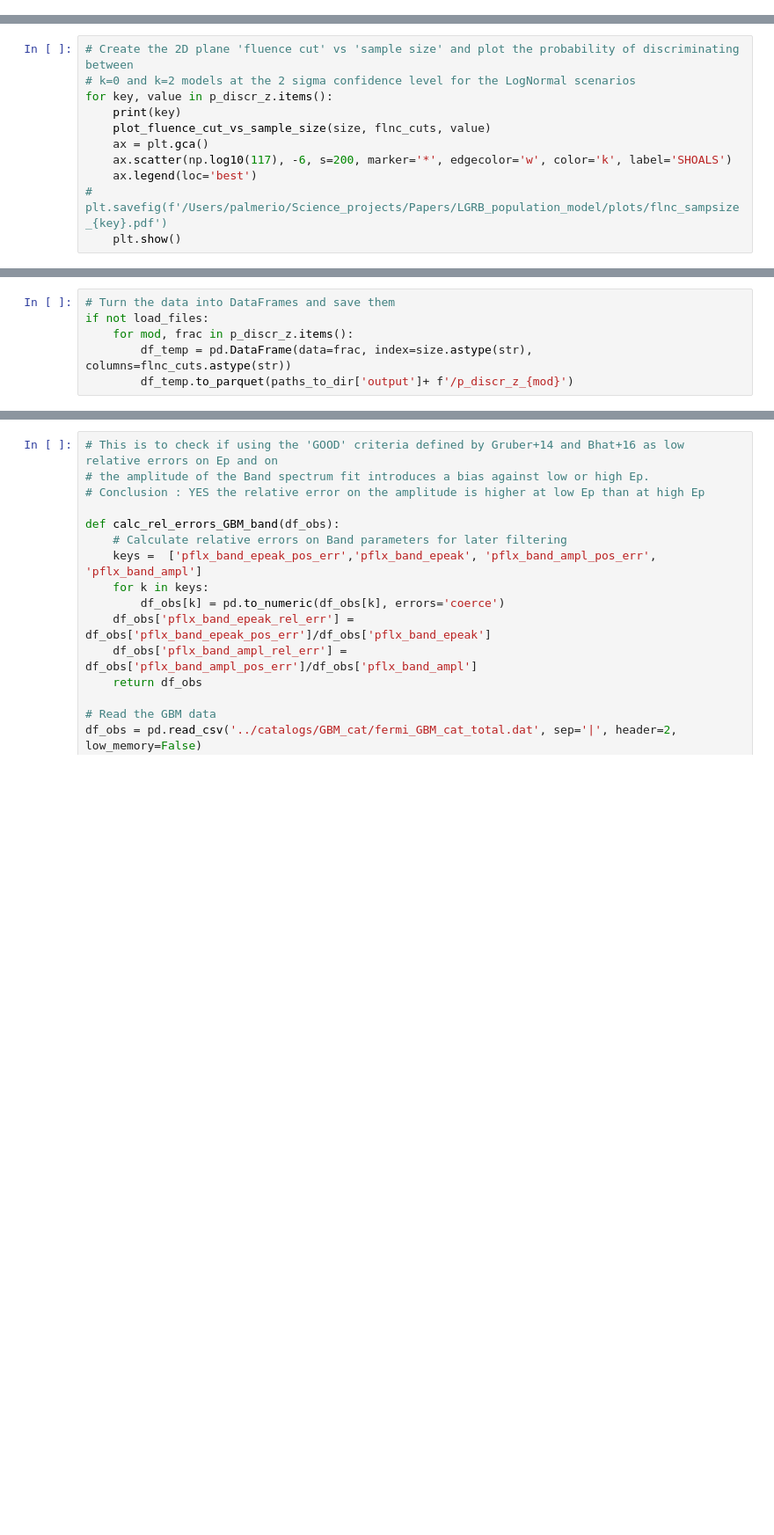
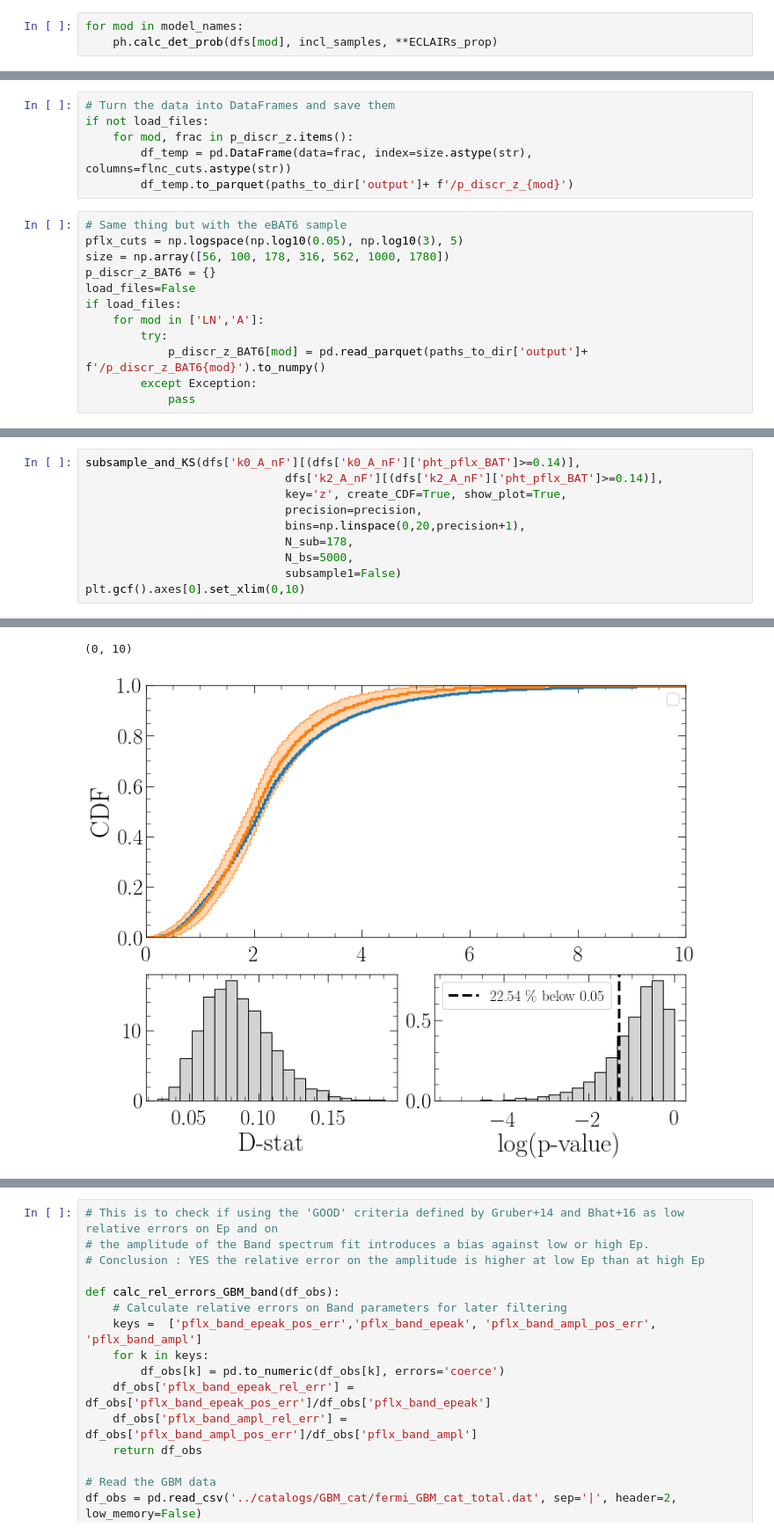
Before and after one commit to JPalmerio/GRB_population_model, a Jupyter notebook: ipynb_codes/Compare_best_models.ipynb, the cells around one changed output, grey strips where cells are left out. Shown at 88% size. Cells and saved outputs as stored; diff of their text form; blank space fills up the shorter version.

```diff
--- a/ipynb_codes/Compare_best_models.ipynb
+++ b/ipynb_codes/Compare_best_models.ipynb
@@ -277,0 +152,3 @@ for mod in model_names:
+# %%
+for mod in model_names:
+    ph.calc_det_prob(dfs[mod], incl_samples, **ECLAIRs_prop)
@@ -800,14 +695,3 @@ A2
 [figure]
 A
 [figure]
-# %%
-# Create the 2D plane 'fluence cut' vs 'sample size' and plot the probability of discriminating between
-# k=0 and k=2 models at the 2 sigma confidence level for the LogNormal scenarios
-for key, value in p_discr_z.items():
-    print(key)
-    plot_fluence_cut_vs_sample_size(size, flnc_cuts, value)
-    ax = plt.gca()
-    ax.scatter(np.log10(117), -6, s=200, marker='*', edgecolor='w', color='k', label='SHOALS')
-    ax.legend(loc='best')
-#     plt.savefig(f'/Users/palmerio/Science_projects/Papers/LGRB_population_model/plots/flnc_sampsize_{key}.pdf')
-    plt.show()
@@ -822,3 +701,15 @@ if not load_files:
     for mod, frac in p_discr_z.items():
         df_temp = pd.DataFrame(data=frac, index=size.astype(str), columns=flnc_cuts.astype(str))
         df_temp.to_parquet(paths_to_dir['output']+ f'/p_discr_z_{mod}')
+# %%
+# Same thing but with the eBAT6 sample
+pflx_cuts = np.logspace(np.log10(0.05), np.log10(3), 5)
+size = np.array([56, 100, 178, 316, 562, 1000, 1780])
+p_discr_z_BAT6 = {}
+load_files=False
+if load_files:
+    for mod in ['LN','A']:
+        try:
+            p_discr_z_BAT6[mod] = pd.read_parquet(paths_to_dir['output']+ f'/p_discr_z_BAT6{mod}').to_numpy()
+        except Exception:
+            pass
@@ -824,0 +768,11 @@ if not load_files:
+# %%
+subsample_and_KS(dfs['k0_A_nF'][(dfs['k0_A_nF']['pht_pflx_BAT']>=0.14)],
+                             dfs['k2_A_nF'][(dfs['k2_A_nF']['pht_pflx_BAT']>=0.14)],
+                             key='z', create_CDF=True, show_plot=True,
+                             precision=precision,
+                             bins=np.linspace(0,20,precision+1),
+                             N_sub=178,
+                             N_bs=5000,
+                             subsample1=False)
+plt.gcf().axes[0].set_xlim(0,10)
+# %% [output]
@@ -824,0 +784,2 @@ if not load_files:
+(0, 10)
+[figure, added]
```
Also changed, not shown: parts of 14 cells of this notebook, 19 other files.
